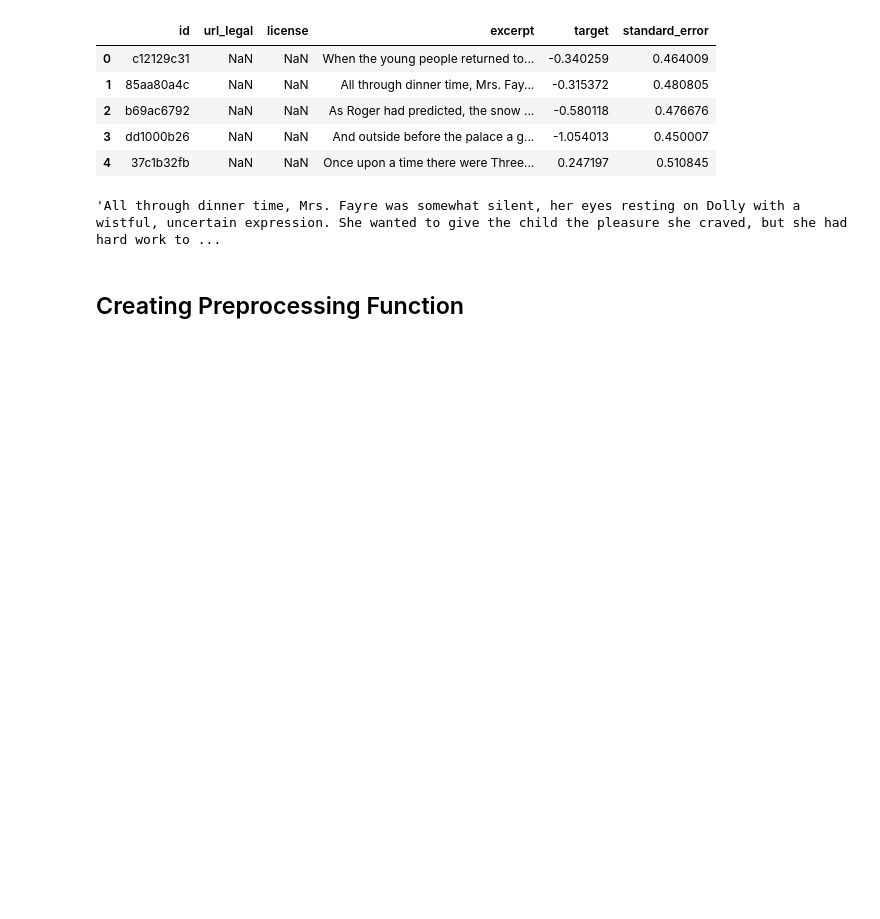
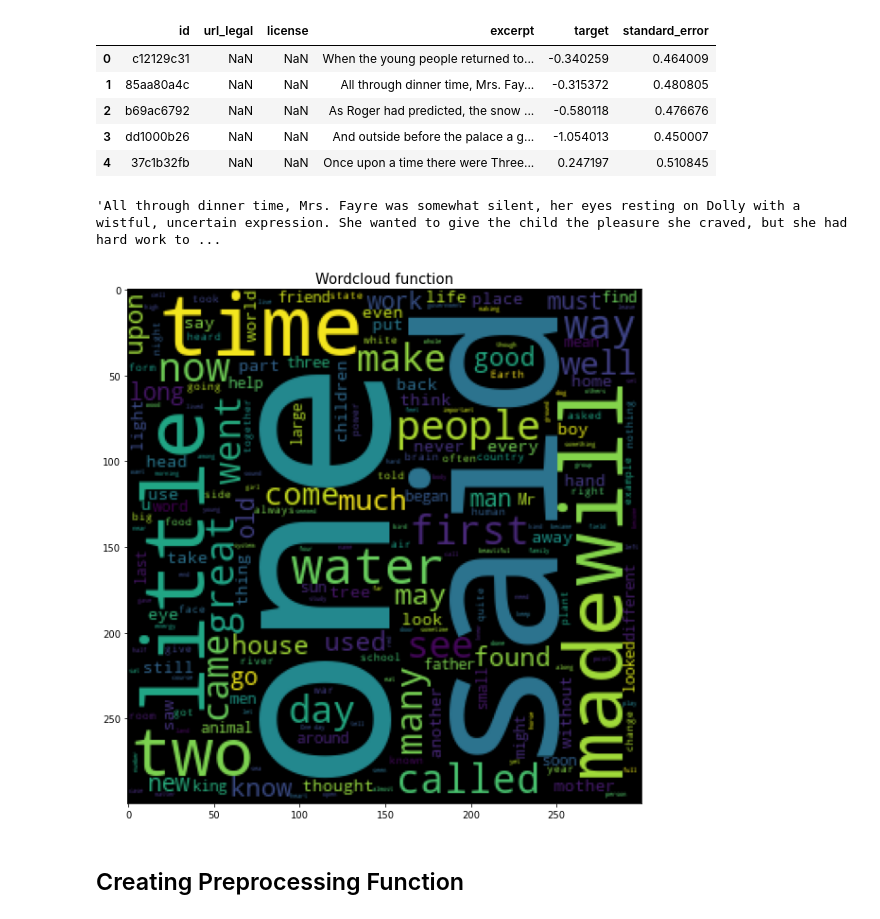
Before and after one commit to suhasmaddali/Predicting-Readability-of-Texts-Using-Machine-Learning, a Jupyter notebook: Readability Challenge Python Notebook-10-7.ipynb, the cells around one changed output. Saved outputs shown, nothing was run; the diff lists cells and outputs as text; code cells hidden in the pictures; blank space fills up the shorter version.

```diff
--- a/Readability Challenge Python Notebook-10-7.ipynb
+++ b/Readability Challenge Python Notebook-10-7.ipynb
@@ -196,6 +197,24 @@ df_train.head()
 df_train['excerpt'].iloc[1]
 # %% [output]
 'All through dinner time, Mrs. Fayre was somewhat silent, her eyes resting on Dolly with a wistful, uncertain expression. She wanted to give the child the pleasure she craved, but she had hard work to ...
+# %%
+
+
+def wordcloud_function(df, title, column, fontsize = 15,
+                       figsize = (10, 10), width = 300, height = 300):
+    """
+    This function ensures that we get the size of the words based on their occurance
+    and we are going to use a figure to plot it in this function respectively.
+    """
+    total_text = ''.join([text for text in df[column]])
+    wordcloud = WordCloud(width = width, height = height).generate(total_text)
+    plt.figure(figsize = figsize)
+    plt.imshow(wordcloud)
+    plt.title(title, fontsize = fontsize)
+    plt.show()
+wordcloud_function(df_train, "Wordcloud function", "excerpt")
+# %% [output]
+[figure, added]
 # %% [markdown]
 ## Creating Preprocessing Function
 # %% [markdown]
```
Also changed, not shown: parts of 15 cells of this notebook.
